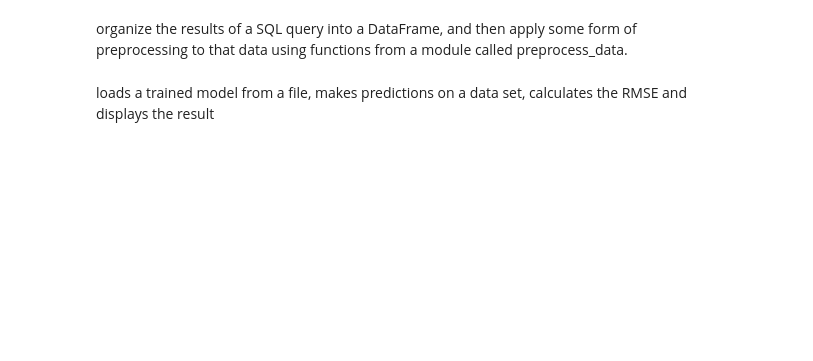
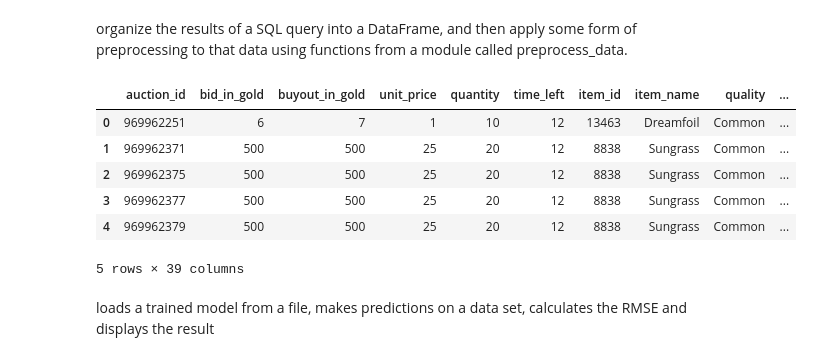
Before and after one commit to AngelUrq/auction_classic, a Jupyter notebook: eval/evaluation.ipynb, the cells around one changed output. Saved outputs shown, nothing was run; the diff lists cells and outputs as text; code cells hidden in the pictures; blank space fills up the shorter version.

```diff
--- a/eval/evaluation.ipynb
+++ b/eval/evaluation.ipynb
@@ -235,3 +248,16 @@ X, y = transform_data(df)
+# %%
+df = add_features(df)
+X, y = transform_data(df)
+
+df.head(5)
+# %% [output]
+|  | auction_id | bid_in_gold | buyout_in_gold | unit_price | quantity | time_left | item_id | item_name | quality | ... |
+| 0 | 969962251 | 6 | 7 | 1 | 10 | 12 | 13463 | Dreamfoil | Common | ... |
+| 1 | 969962371 | 500 | 500 | 25 | 20 | 12 | 8838 | Sungrass | Common | ... |
+| 2 | 969962375 | 500 | 500 | 25 | 20 | 12 | 8838 | Sungrass | Common | ... |
+| 3 | 969962377 | 500 | 500 | 25 | 20 | 12 | 8838 | Sungrass | Common | ... |
+| 4 | 969962379 | 500 | 500 | 25 | 20 | 12 | 8838 | Sungrass | Common | ... |
+5 rows × 39 columns
 # %% [markdown]
 loads a trained model from a file, makes predictions on a data set, calculates the RMSE and displays the result
 # %%
```
Also changed, not shown: parts of 6 cells of this notebook, 3 other files.
